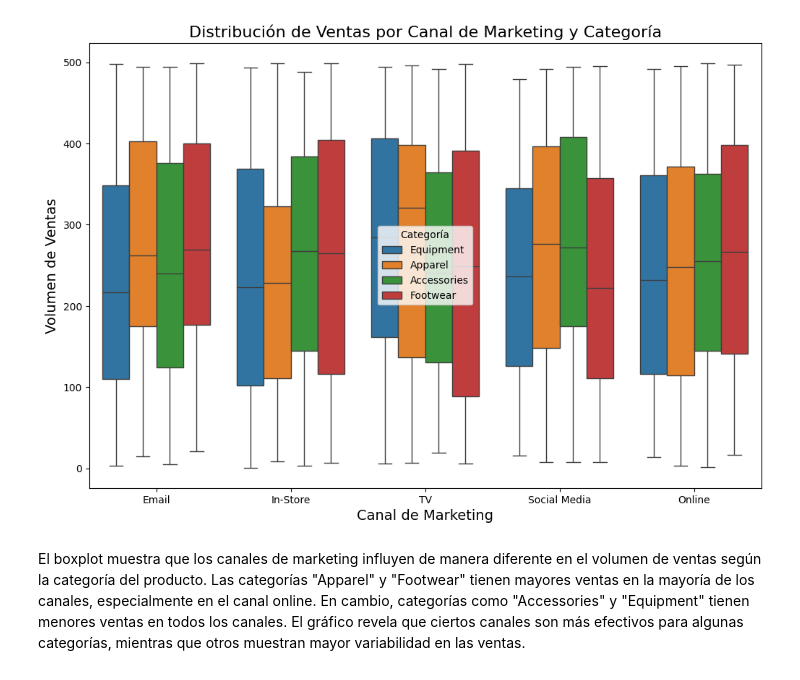
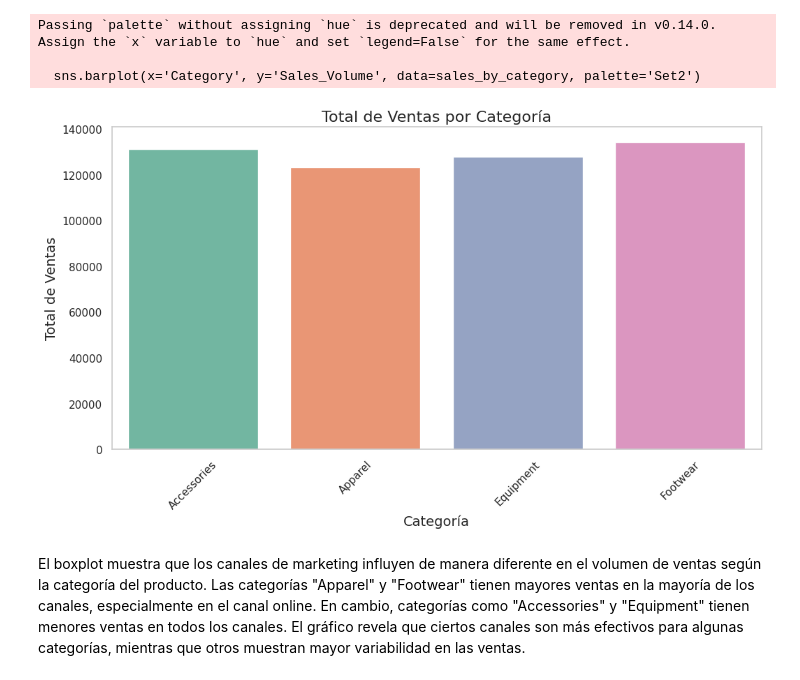
Before and after one commit to Cristianpagella/ProyectoDS_ParteI_Pagella, a Jupyter notebook: ProyectoDS_ParteI_Pagella.ipynb, the cells around one changed output. Drawn from its saved outputs; the diff is of its cells as text; code cells hidden in the pictures.

```diff
--- a/ProyectoDS_ParteI_Pagella.ipynb
+++ b/ProyectoDS_ParteI_Pagella.ipynb
@@ -70,17 +161,34 @@ El boxplot muestra que los descuentos más altos (41-50% y 51-100%) generan un m
 # %%
 
+import numpy as np
+import pandas as pd
 import matplotlib.pyplot as plt
 import seaborn as sns
 
-plt.figure(figsize=(12, 8))
-sns.boxplot(x='Marketing_Channel', y='Sales_Volume', hue='Category', data=df)
-plt.title('Distribución de Ventas por Canal de Marketing y Categoría', fontsize=16)
-plt.xlabel('Canal de Marketing', fontsize=14)
-plt.ylabel('Volumen de Ventas', fontsize=14)
-plt.legend(title='Categoría')
+
+sales_by_category = data.groupby('Category')['Sales_Volume'].sum().reset_index()
+
+
+plt.figure(figsize=(12, 6))
+
+sns.barplot(x='Category', y='Sales_Volume', data=sales_by_category, palette='Set2')
+
+
+plt.title('Total de Ventas por Categoría', fontsize=16)
+plt.xlabel('Categoría', fontsize=14)
+plt.ylabel('Total de Ventas', fontsize=14)
+
+
+plt.xticks(rotation=45)
+
+
+plt.grid(axis='y')
 plt.show()
 # %% [output]
+Passing `palette` without assigning `hue` is deprecated and will be removed in v0.14.0. Assign the `x` variable to `hue` and set `legend=False` for the same effect.
+
+  sns.barplot(x='Category', y='Sales_Volume', data=sales_by_category, palette='Set2')
-[figure, old version]
+[figure, new version]
 # %% [markdown]
 El boxplot muestra que los canales de marketing influyen de manera diferente en el volumen de ventas según la categoría del producto. Las categorías "Apparel" y "Footwear" tienen mayores ventas en la mayoría de los canales, especialmente en el canal online. En cambio, categorías como "Accessories" y "Equipment" tienen menores ventas en todos los canales. El gráfico revela que ciertos canales son más efectivos para algunas categorías, mientras que otros muestran mayor variabilidad en las ventas.
 # %%
```
Also changed, not shown: parts of 15 cells of this notebook.
